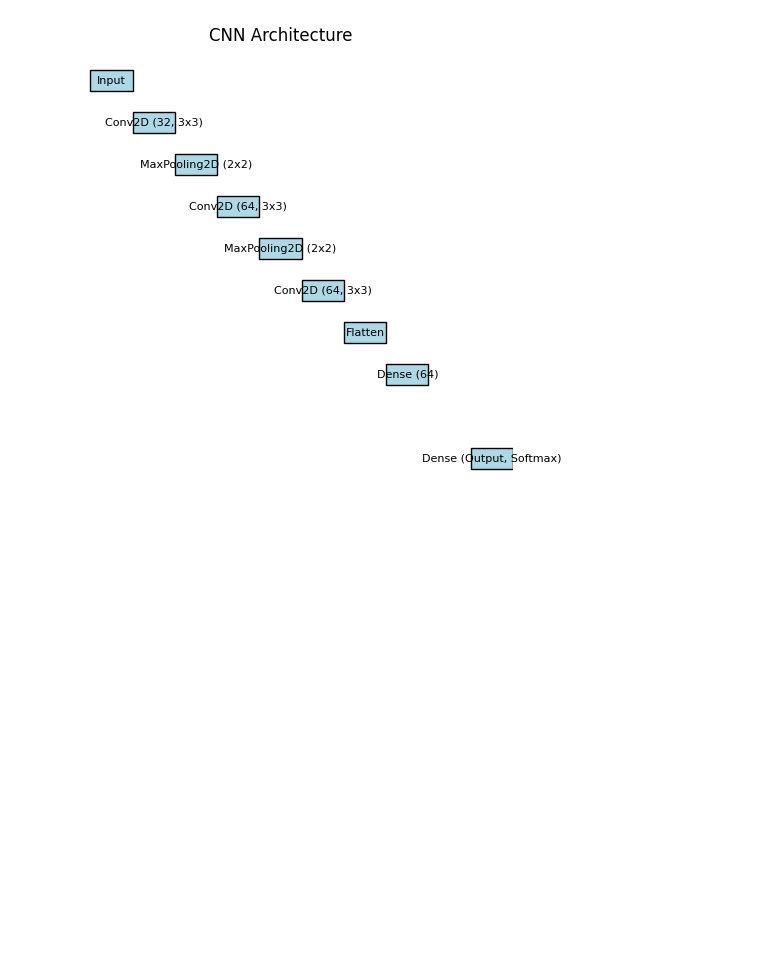
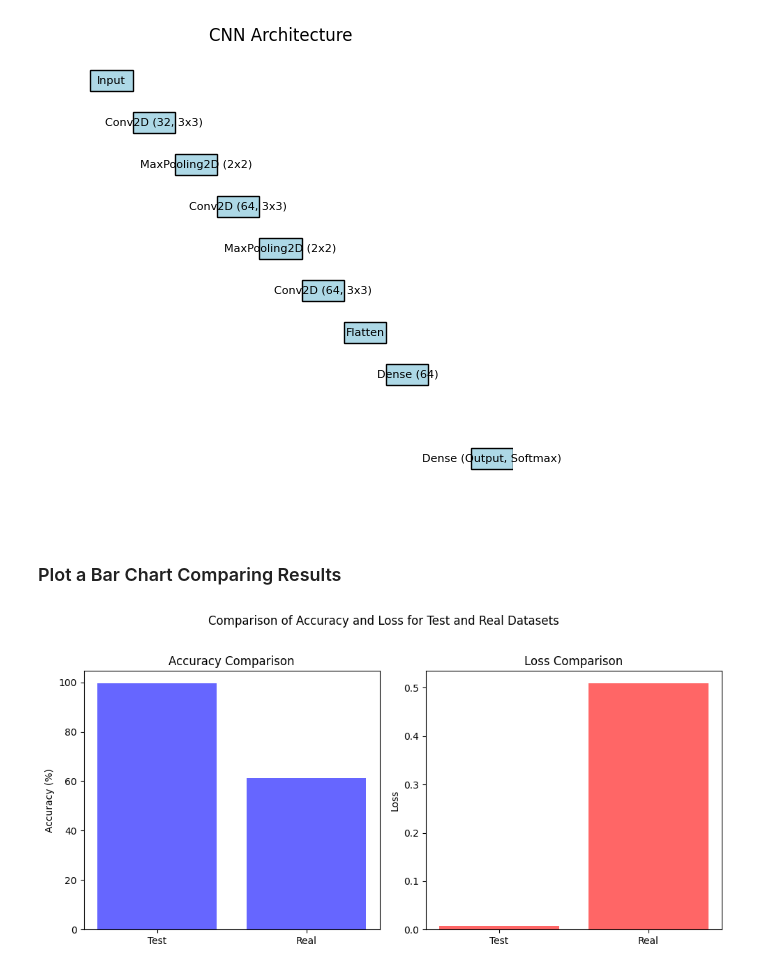
Before and after one commit to OscarKlemenz/Star-Cluster-Classifier, a Jupyter notebook: src2/src/visualisations.ipynb, the cells around one changed output. Drawn from its saved outputs; the diff is of its cells as text; code cells hidden in the pictures; blank space fills up the shorter version.

```diff
--- a/src2/src/visualisations.ipynb
+++ b/src2/src/visualisations.ipynb
@@ -503,3 +503,33 @@ def draw_cnn_architecture():
 draw_cnn_architecture()
 # %% [output]
 [figure]
+# %% [markdown]
+### Plot a Bar Chart Comparing Results
+# %%
+import matplotlib.pyplot as plt
+
+# Data
+datasets = ['Test', 'Real']
+accuracy = [99.61, 61.29]
+loss = [0.0083, 0.5093]
+
+# Plot accuracy
+plt.figure(figsize=(10, 5))
+
+plt.subplot(1, 2, 1)
+plt.bar(datasets, accuracy, color='b', alpha=0.6)
+plt.ylabel('Accuracy (%)')
+plt.title('Accuracy Comparison')
+
+# Plot loss
+plt.subplot(1, 2, 2)
+plt.bar(datasets, loss, color='r', alpha=0.6)
+plt.ylabel('Loss')
+plt.title('Loss Comparison')
+
+# Title and layout
+plt.suptitle('Comparison of Accuracy and Loss for Test and Real Datasets')
+plt.tight_layout(rect=[0, 0, 1, 0.96])
+plt.show()
+# %% [output]
+[figure, added]
```
Also changed, not shown: parts of 3 cells of this notebook, 32 other files.
